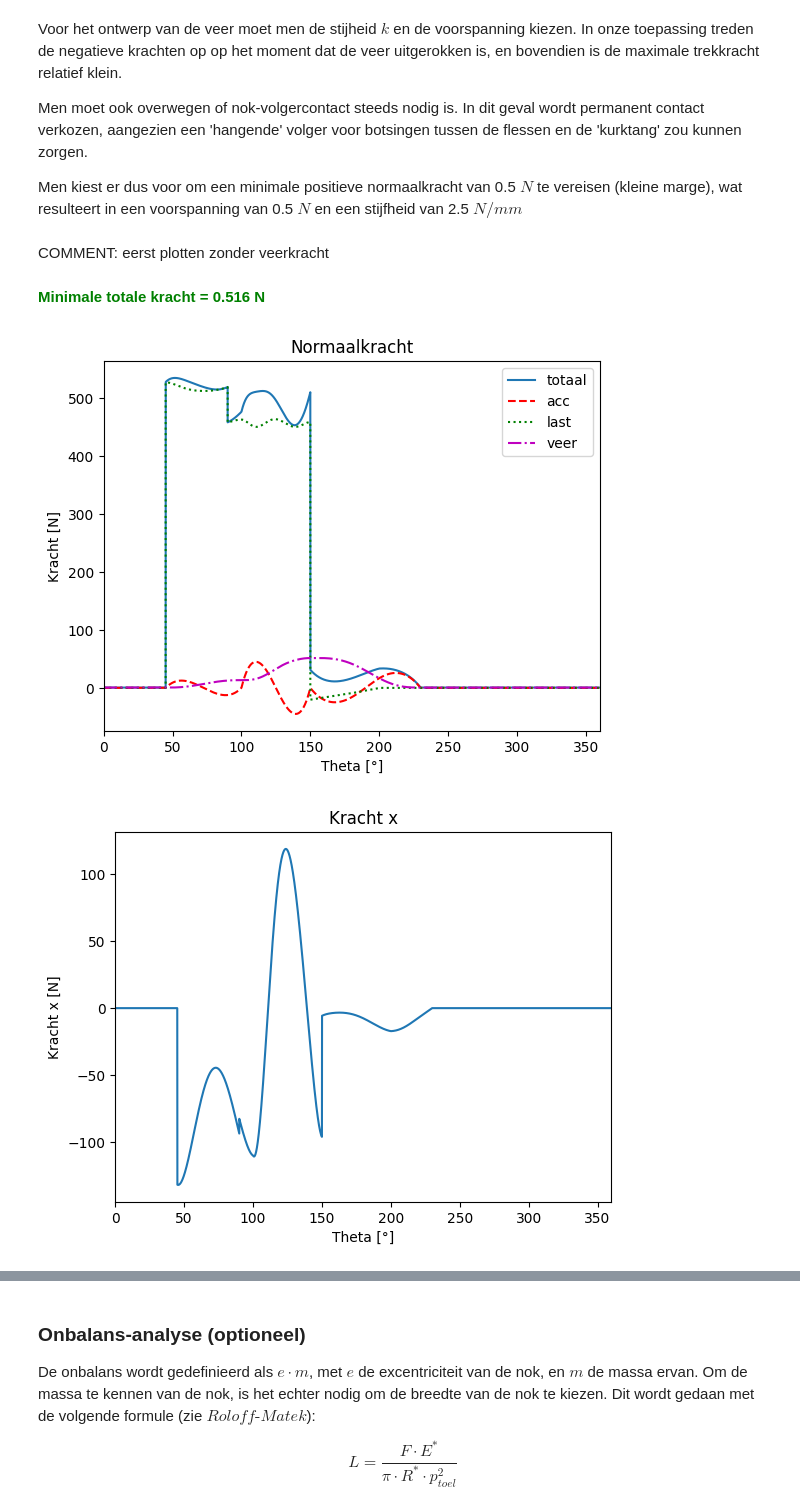
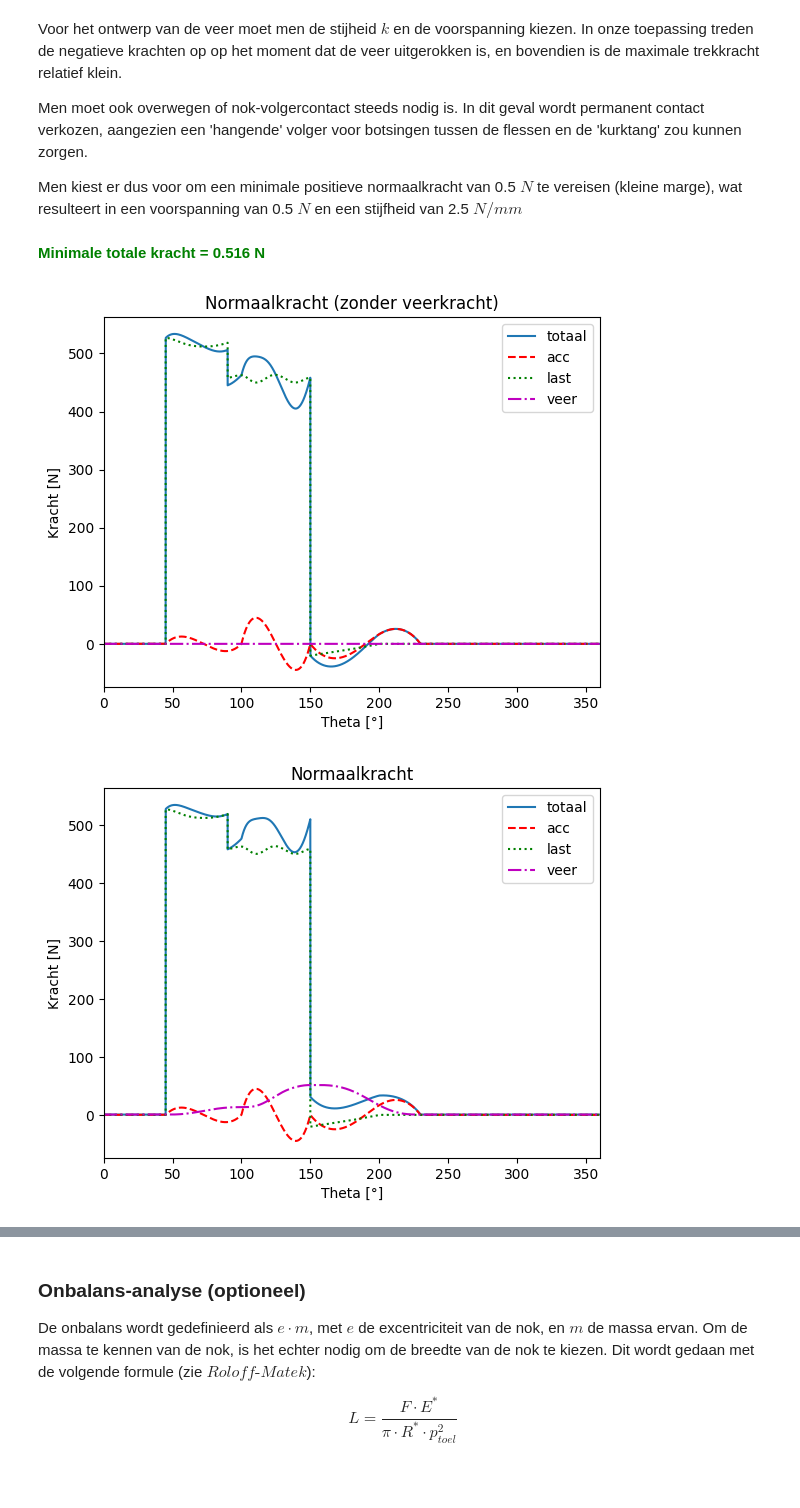
Before and after one commit to Ludopedia/Bewegingen---Emmanuel-en-Ludovic, a Jupyter notebook: Algoritme-nok-ontwerp - n°22 toegepast.ipynb, the cells around one changed output, grey strips where cells are left out. Drawn from its saved outputs; the diff is of its cells as text; code cells hidden in the pictures; blank space fills up the shorter version.

```diff
--- a/Algoritme-nok-ontwerp - n°22 toegepast.ipynb
+++ b/Algoritme-nok-ontwerp - n°22 toegepast.ipynb
@@ -647,21 +647,26 @@ def plotForces(theta_deg,normalforce_tot,normalforce_acc,normalforce_load,normal
     plt.ylabel('Kracht [N]')
     plt.xlim([0,360])
     plt.legend(['totaal','acc','last','veer'])
-    plt.title('Normaalkracht')
+    if np.max(normalforce_spring) <10e-5:
+        plt.title('Normaalkracht (zonder veerkracht)')
+    else:
+        plt.title('Normaalkracht')
 
-    plt.figure()
-    plt.plot(theta_deg,force_x)
-    plt.xlabel('Theta [°]')
-    plt.ylabel('Kracht x [N]')
-    plt.xlim([0,360])
-    plt.title('Kracht x')
+    if force_x is not None and force_y is not None:
+        plt.figure()
+        plt.plot(theta_deg,force_x)
+        plt.xlabel('Theta [°]')
+        plt.ylabel('Kracht x [N]')
+        plt.xlim([0,360])
+        plt.title('Kracht x')
 
-    plt.figure()
-    plt.plot(theta_deg,force_y)
-    plt.xlabel('Theta [°]')
-    plt.ylabel('Kracht y [N]')
-    plt.xlim([0,360])
-    plt.title('Kracht y')
+    if force_x is not None and force_y is not None:
+        plt.figure()
+        plt.plot(theta_deg,force_y)
+        plt.xlabel('Theta [°]')
+        plt.ylabel('Kracht y [N]')
+        plt.xlim([0,360])
+        plt.title('Kracht y')
 # %% [markdown]
 ### Ontwerp van minimale steekcirkel $R_0$
 # %%
@@ -853,27 +857,27 @@ Voor het ontwerp van de veer moet men de stijheid $k$ en de voorspanning kiezen.
 Men moet ook overwegen of nok-volgercontact steeds nodig is. In dit geval wordt permanent contact verkozen, aangezien een 'hangende' volger voor botsingen tussen de flessen en de 'kurktang' zou kunnen zorgen.
 
 Men kiest er dus voor om een minimale positieve normaalkracht van 0.5 $N$ te vereisen (kleine marge), wat resulteert in een voorspanning van 0.5 $N$ en een stijfheid van 2.5 $N/mm$
-# %% [markdown]
-COMMENT: eerst plotten zonder veerkracht
 # %%
 # spring design
 
 # dynamic inputs
 mass            =  10 # 10 kg
 spring_constant =  2.5 # N/mm
 spring_preload  = 0.5 # N (niet strikt nodig, klein gekozen)
 rpm             = 60/1 # 1s per cyclus
 
 # Calculate forces
+[normalforce_nospring,normalforce_acc,normalforce_load,normalforce_spring_zero,force_x,force_y] = calculateForce(rpm,lift,0,0,pressure_angle,ext_load,mass,acc)
 [normalforce_tot,normalforce_acc,normalforce_load,normalforce_spring,force_x,force_y] = calculateForce(rpm,lift,spring_constant,spring_preload,pressure_angle,ext_load,mass,acc)
 # Plot forces
+plotForces(theta_deg,normalforce_nospring,normalforce_acc,normalforce_load,normalforce_spring_zero, None, None)
 plotForces(theta_deg,normalforce_tot,normalforce_acc,normalforce_load,normalforce_spring,force_x,force_y)
 min_total_force = np.min(normalforce_tot)
 max_total_force = np.max(normalforce_tot)
 color = 'green' if min_total_force >= 0 else 'red'
 
 display(HTML(f"<p style='color:{color}; font-weight:bold;'>Minimale totale kracht = {min_total_force:.3f} N</p>"))
 # %% [output]
 Minimale totale kracht = 0.516 N
-[figure, old version]
+[figure, new version]
-[figure, old version]
+[figure, new version]
```
Also changed, not shown: parts of 5 cells of this notebook.
